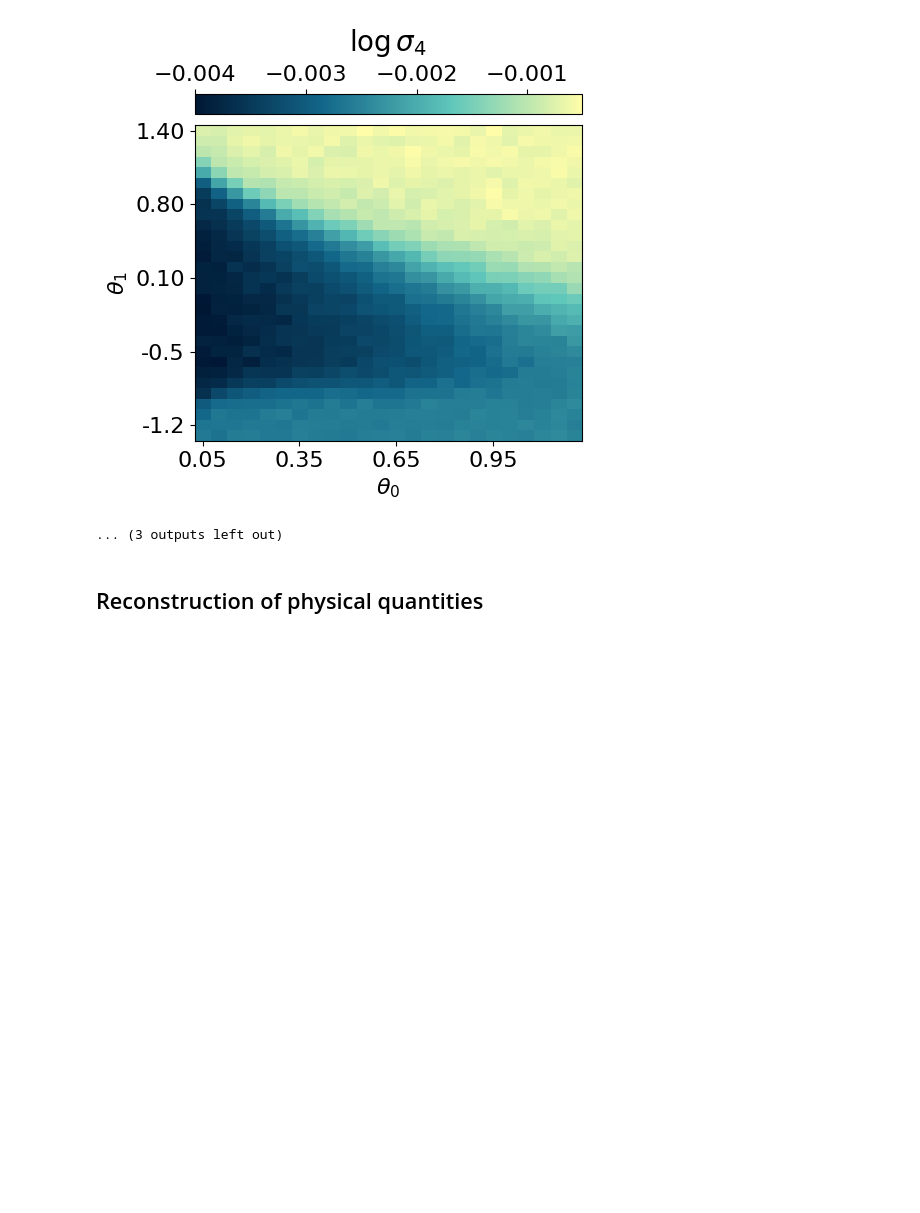
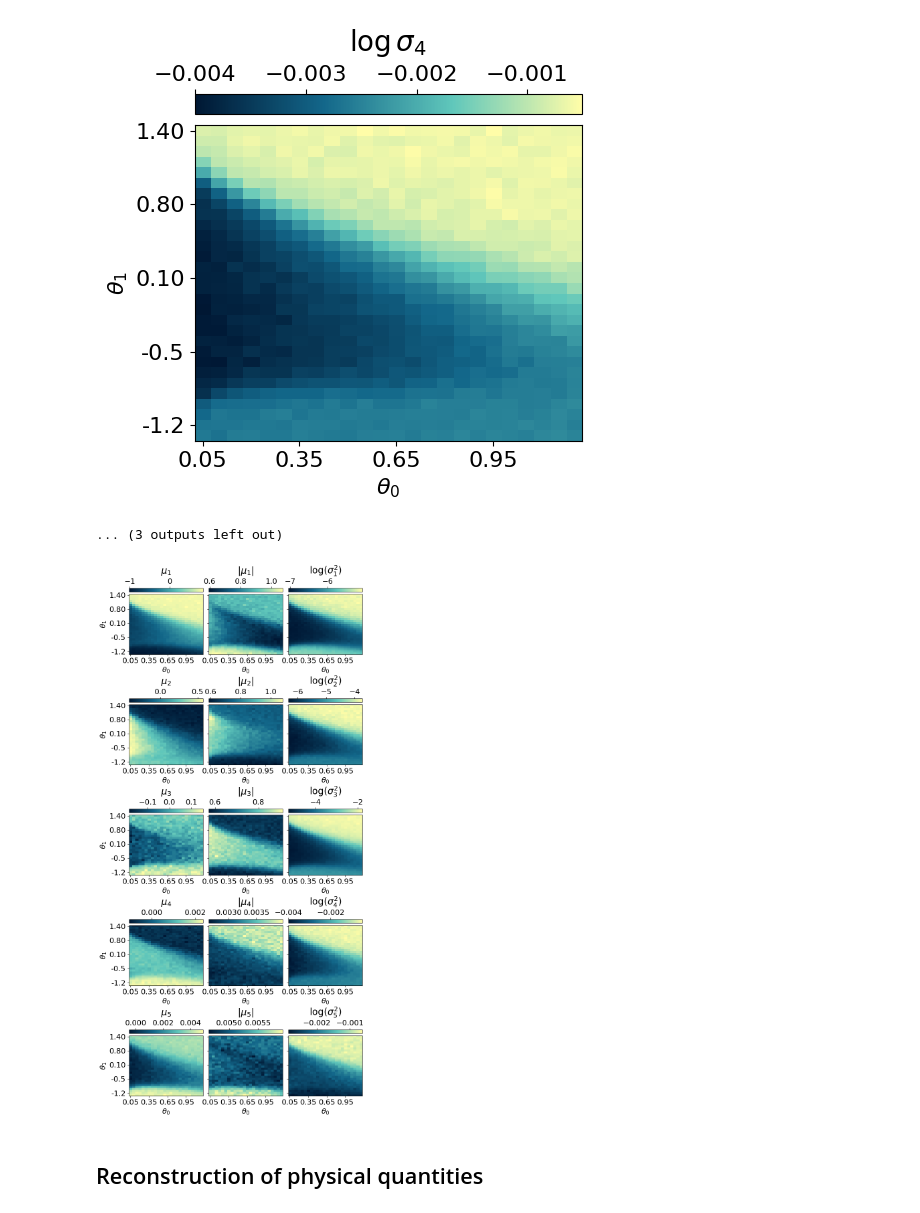
Before and after one commit to qic-ibk/qdisc, a Jupyter notebook: nbs/examples/qdisc_ClusterIsing.ipynb, the cells around one changed output. Saved outputs shown, nothing was run; the diff lists cells and outputs as text; code cells hidden in the pictures; blank space fills up the shorter version.

Commit message:
add subplots + import in examples

```diff
--- a/nbs/examples/qdisc_ClusterIsing.ipynb
+++ b/nbs/examples/qdisc_ClusterIsing.ipynb
@@ -166,6 +137,11 @@ myvaetrainer.compute_and_plot_repr2d()
 [figure]
 [figure]
 ... (3 outputs left out)
+# %%
+# or plot using subplots (more compact)
+myvaetrainer.plot_repr2d(subplot=True)
+# %% [output]
+[figure, added]
 # %%
 data = myvaetrainer.get_data()
 
```
Also changed, not shown: parts of 14 cells of this notebook, 9 other files.
